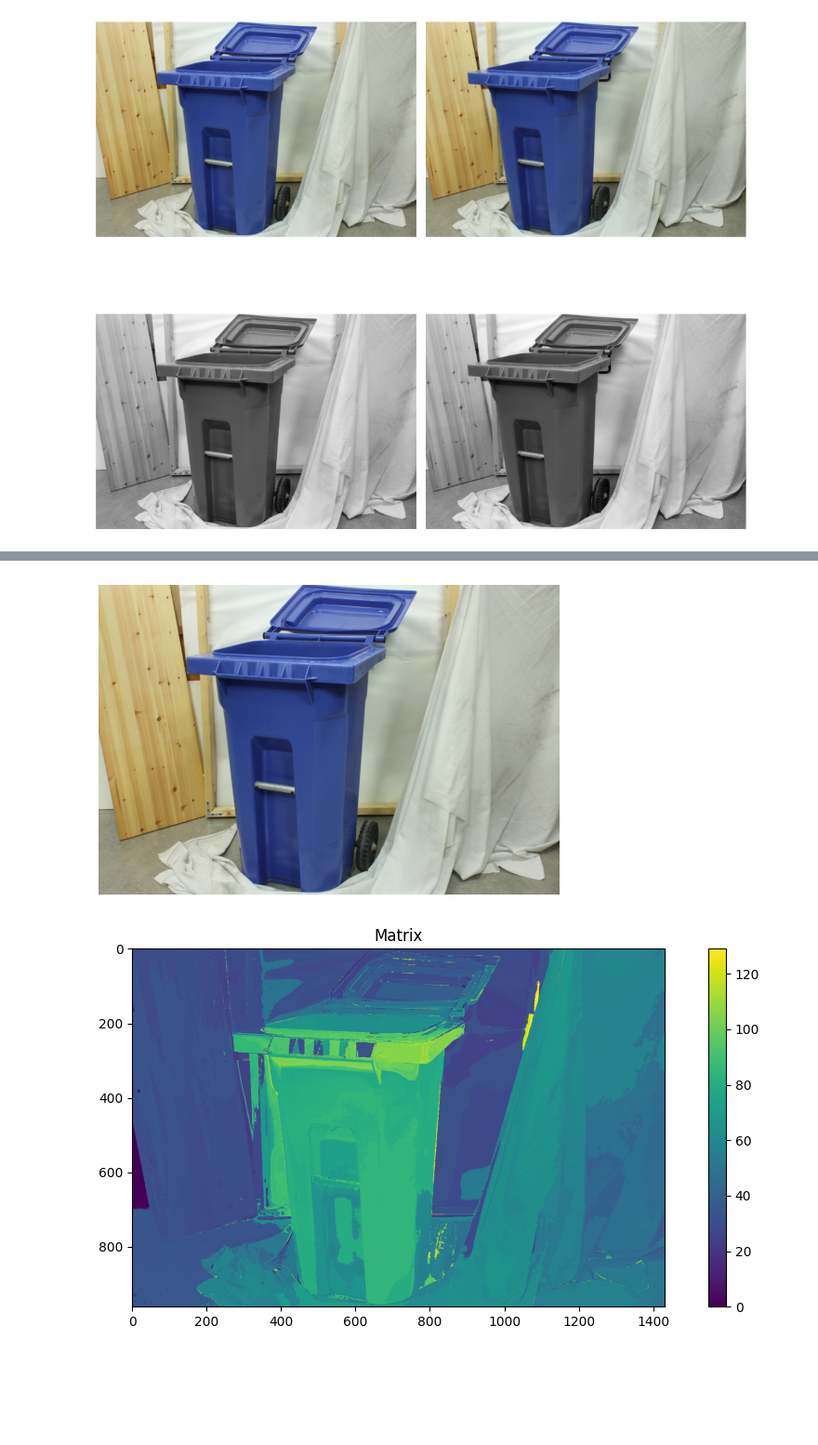
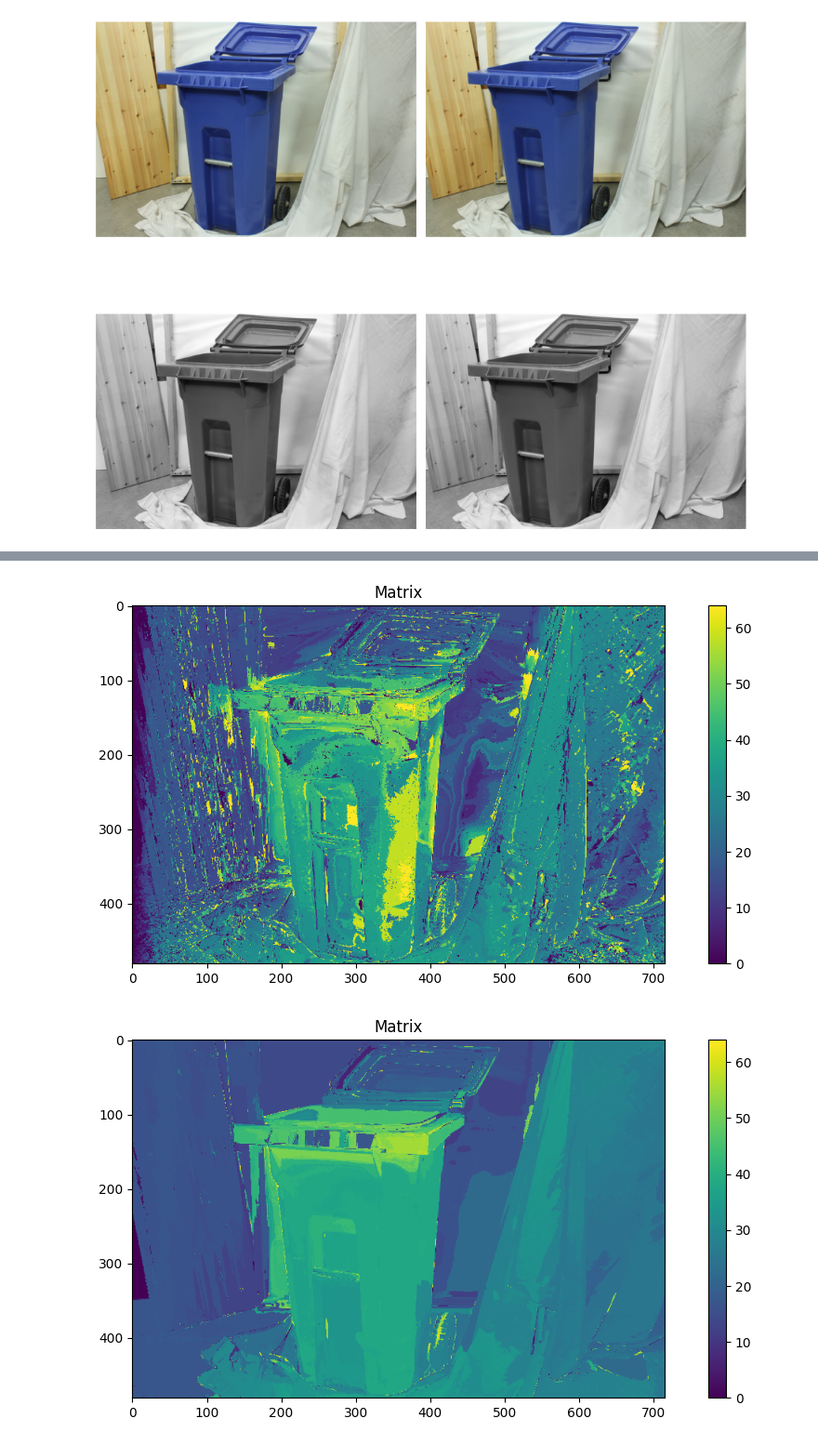
Before and after one commit to Blaze-Leo/Stereo-Reconstruction, a Jupyter notebook: Code/stereo-vision/Render_Depth.ipynb, the cells around one changed output, grey strips where cells are left out. Shown at 93% size. Saved outputs shown, nothing was run; the diff lists cells and outputs as text; code cells hidden in the pictures; blank space fills up the shorter version.

```diff
--- a/Code/stereo-vision/Render_Depth.ipynb
+++ b/Code/stereo-vision/Render_Depth.ipynb
@@ -270,17 +274,19 @@ def plot_edge_matrix(matrix):
 # %% [markdown]
 Texture Segmentation
 # %%
-def texture_segmentation(image, threshold,disable=False):
+
+def texture_segmentation(image, threshold, disable=False):
 
     h, w = image.shape
-    output = np.zeros_like(image, dtype=np.int32)
+    output = np.zeros_like(image, dtype=int)
     texture_label = 1
+    texture_dict = defaultdict(list)
 
     # Create list of all possible coordinates
     all_coords = [(y, x) for y in range(h) for x in range(w)]
     random.shuffle(all_coords)  # Randomize processing order
 
-    with tqdm(total=h*w, desc="Segmenting Textures",disable=disable) as pbar:
+    with tqdm(total=h*w, desc="Segmenting Textures", disable=disable) as pbar:
         for y, x in all_coords:
             if output[y, x] != 0:
                 pbar.update(1)
@@ -297,6 +303,7 @@ def texture_segmentation(image, threshold,disable=False):
                     continue
 
                 output[cy, cx] = texture_label
+                texture_dict[texture_label].append((cy, cx))
                 pixels_processed += 1
 
                 # Check 4-connected neighbors
@@ -310,25 +317,7 @@ def texture_segmentation(image, threshold,disable=False):
             texture_label += 1
             pbar.update(pixels_processed)
 
-    return output
-
-
-def generate_texture_dict(texture):
-
-    text = {}
-    h,w = texture.shape
-
-    for i in range(h):
-        for j in range(w):
-
-            val = texture[i][j]
-
-            if val in text:
-                text[val].append((i,j))
-            else:
-                text[val]=[(i,j)]
-
-    return text
+    return output, texture_dict
 # %% [markdown]
 Generating Disparity
 # %%
@@ -624,7 +574,7 @@ image_array_r = load_image_to_rgb(right_path)
 calib_dict = load_calibration(calib_path)
 
 
-resize_scale = 0.5
+resize_scale = 0.25
 
 rgb_l = resize_image_array(image_array_l,resize_scale)
 rgb_r = resize_image_array(image_array_r,resize_scale)
@@ -647,7 +597,5 @@ Total Pixels -  1377584
 # %%
-texture = texture_segmentation(gray_array_l,25)
-
-texture_dict = generate_texture_dict(texture)
+texture,texture_dict = texture_segmentation(gray_array_l,20)
 
 plot_edge_matrix(texture)
 # %% [output]
@@ -670,15 +616,18 @@ Search Distance -  130
 # %%
 smoothed = copy.deepcopy(disp_matrix)
 
-for _ in tqdm(range(4), desc="Post Processing"):
-    texture = texture_segmentation(gray_array_l,100,disable=True)
+post_process_iteration = 4
+
+for _ in tqdm(range(post_process_iteration), desc="Post Processing"):
+    texture,_ = texture_segmentation(gray_array_l,100,disable=True)
     smoothed = post_process_texture(smoothed,texture, 0.07)
 
-display_image_array(rgb_l)
+# display_image_array(rgb_l)
+plot_viridis_matrix(disp_matrix)
 plot_viridis_matrix(smoothed)
 # %% [output]
-[figure, old version]
+[figure, new version]
-[figure, old version]
+[figure, new version]
 # %%
 render_length = 150 * resize_scale
 
```
Also changed, not shown: parts of 8 cells of this notebook, 4 other files.
